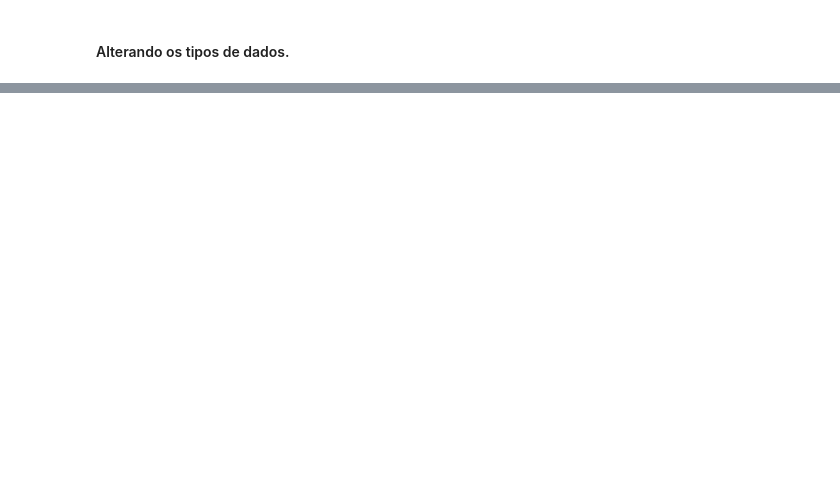
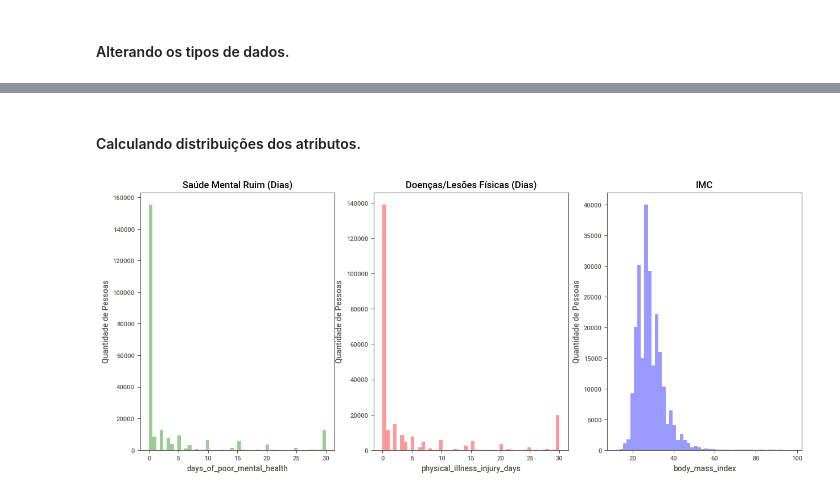
Before and after one commit to Joaquim-Santos/Analysis-of-Diabetes-Risk-Factors, a Jupyter notebook: notebooks/modelagem_dados.ipynb, the cells around one changed output, grey strips where cells are left out. Cells and saved outputs as stored; diff of their text form; code cells hidden in the pictures; blank space fills up the shorter version.

```diff
--- a/notebooks/modelagem_dados.ipynb
+++ b/notebooks/modelagem_dados.ipynb
@@ -183,0 +339,20 @@ memory usage: 55.1 MB
+# %% [markdown]
+#### Calculando distribuições dos atributos.
+# %%
+fig, axes = plt.subplots(ncols=3, figsize=(15, 6))
+
+sns.distplot(df_diabetes_indcators['days_of_poor_mental_health'], kde=False, color="g",
+             ax=axes[0]).set_title('Saúde Mental Ruim (Dias)')
+axes[0].set_ylabel('Quantidade de Pessoas')
+
+sns.distplot(df_diabetes_indcators['physical_illness_injury_days'], kde=False, color="r",
+             ax=axes[1]).set_title('Doenças/Lesões Físicas (Dias)')
+axes[1].set_ylabel('Quantidade de Pessoas')
+
+sns.distplot(df_diabetes_indcators['body_mass_index'], kde=False, color="b",
+             ax=axes[2]).set_title('IMC')
+axes[2].set_ylabel('Quantidade de Pessoas')
+
+plt.show()
+# %% [output]
+[figure, added]
```
Also changed, not shown: parts of 63 cells of this notebook, 1 other file.
